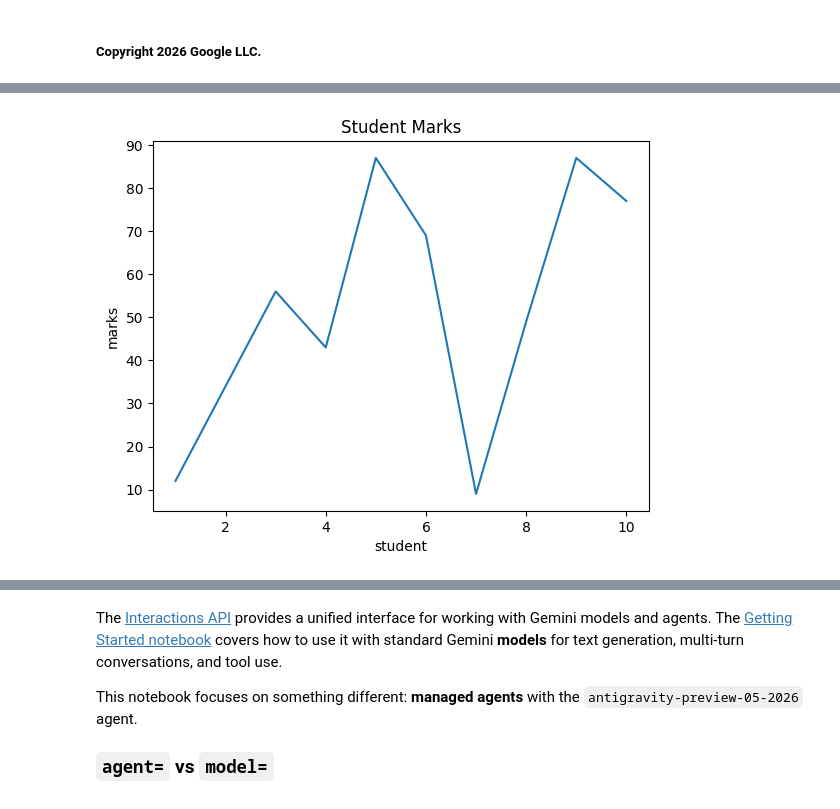
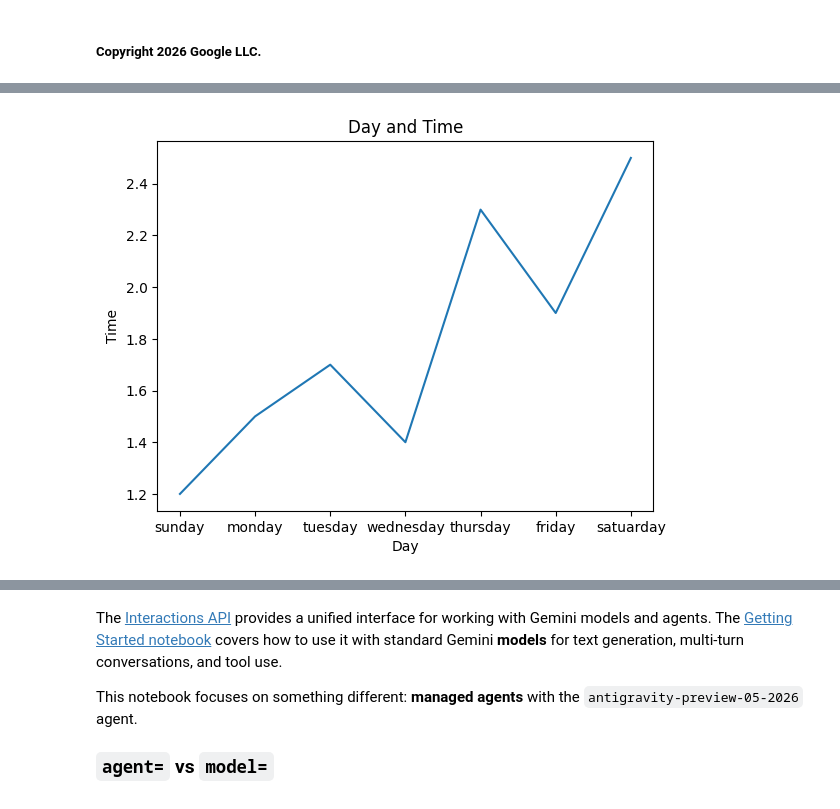
Before and after one commit to archoudhary698-stack/DocuMind-AI, a Jupyter notebook: quickstarts/Get_started_managed_agents.ipynb, the cells around one changed output, grey strips where cells are left out. Cells and saved outputs as stored; diff of their text form; code cells hidden in the pictures.

```diff
--- a/quickstarts/Get_started_managed_agents.ipynb
+++ b/quickstarts/Get_started_managed_agents.ipynb
@@ -17,11 +36,11 @@
 # %%
 import matplotlib.pyplot as plt
-x = [ 1,2,3,4,5,6,7,8,9,10]
-y = [12,34,56,43,87,69,9,49,87,77]
+x = ["sunday","monday","tuesday","wednesday","thursday","friday","satuarday"]
+y = [1.2,1.5,1.7,1.4,2.3,1.9,2.5]
 plt.plot(x,y)
-plt.title("Student Marks")
-plt.xlabel("student")
-plt.ylabel("marks")
+plt.title("Day and Time")
+plt.xlabel("Day")
+plt.ylabel("Time")
 plt.show()
 # %% [output]
-[figure, old version]
+[figure, new version]
```
Also changed, not shown: parts of 7 cells of this notebook.
